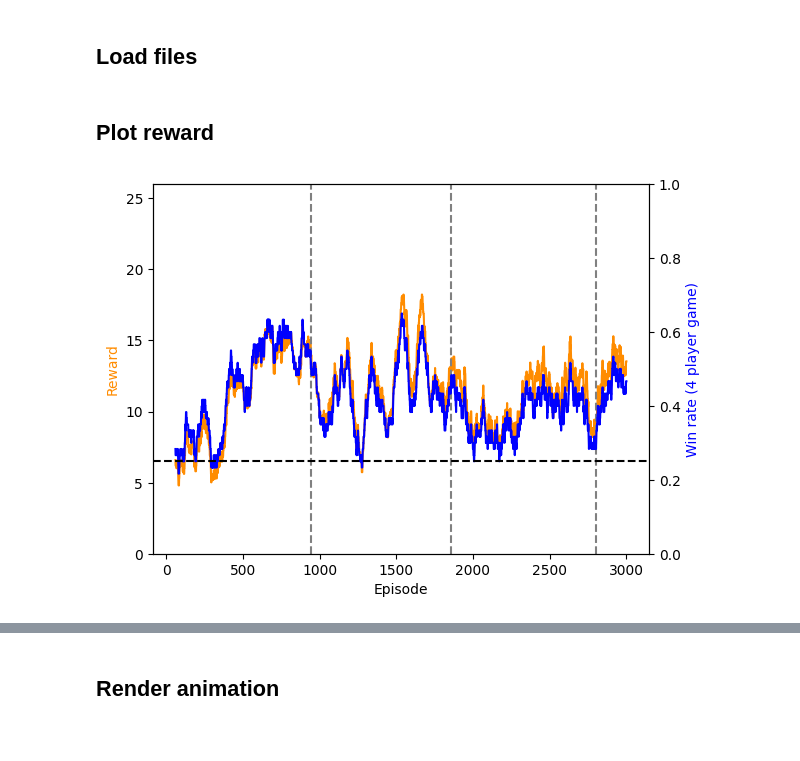
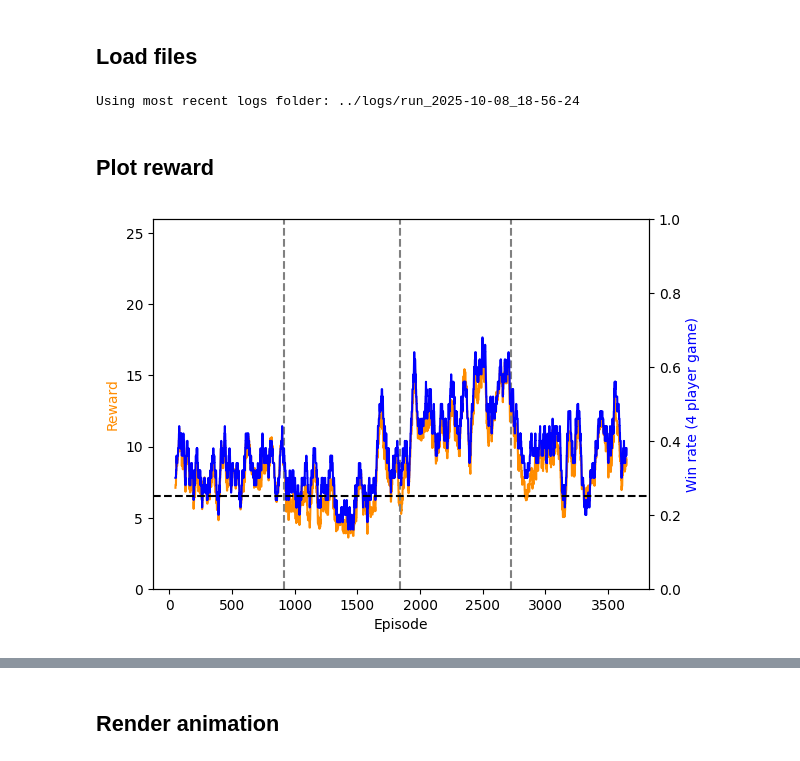
Before and after one commit to ScottVinay/PhotosynthesisAI, a Jupyter notebook: notebooks/analysis.ipynb, the cells around one changed output, grey strips where cells are left out. Cells and saved outputs as stored; diff of their text form; code cells hidden in the pictures.

```diff
--- a/notebooks/analysis.ipynb
+++ b/notebooks/analysis.ipynb
@@ -15,15 +15,20 @@ from tqdm import tqdm
 most_recent = True
 if most_recent:
     logs_folder = os.path.join("../logs/", sorted([x for x in os.listdir("../logs/") if x.startswith("run_")])[-1])
+    print("Using most recent logs folder:", logs_folder)
 else:
     logs_folder = "../logs/run_2025-10-03_20-10-39/"
 all_results_dfs = []
+all_episode_rewards = []
 for subfolder in os.listdir(logs_folder):
     i = int(subfolder.split('_')[-1])
     results_df = load_results(os.path.join(logs_folder, subfolder))
     results_df['training_round'] = i
     all_results_dfs.append(results_df)
+    all_episode_rewards.append(cast(np.ndarray, results_df['r'].values))
 full_results_dfs = pd.concat(all_results_dfs)
 episode_rewards = cast(np.ndarray, full_results_dfs['r'].values)
+# %% [output]
+Using most recent logs folder: ../logs/run_2025-10-08_18-56-24
 # %% [markdown]
 ## Plot reward
@@ -30,28 +71,28 @@ episode_rewards = cast(np.ndarray, full_results_dfs['r'].values)
 # %%
-window_size = 60
+window_size = 50
 
 reward_binary = (episode_rewards > 0).astype(int)
 rolling_mean = np.convolve(episode_rewards, np.ones(window_size)/window_size, mode='valid')
 rolling_binary_mean = np.convolve(reward_binary, np.ones(window_size)/window_size, mode='valid')
 
 fig, ax1 = plt.subplots()
 ax2 = ax1.twinx()
 
 xvals = np.arange(len(rolling_mean)) + window_size - 1
 
 ax1.plot(xvals, rolling_mean, label='Rolling Mean (window=10)', color='darkorange')
 ax2.plot(xvals, rolling_binary_mean, label='Rolling Binary Mean (window=10)', color='blue')
 # plt.title('Training episode_rewards over Episodes')
 ax1.set_xlabel('Episode')
 ax1.set_ylabel('Reward', color='darkorange')
 ax2.set_ylabel('Win rate (4 player game)', color='blue')
 ax1.set_ylim(0, 26)
 ax2.set_ylim(0, 1)
 
 new_model_points = full_results_dfs['training_round'].value_counts().sort_index().cumsum().values[:-1]
 ax1.vlines(new_model_points, ymin=0, ymax=26, colors='gray', linestyles='dashed', label='New Model')
 
 plt.gca().axhline(y=0.25, color='k', linestyle='--')
 plt.show()
 # %% [output]
-[figure, old version]
+[figure, new version]
```
Also changed, not shown: parts of 2 cells of this notebook, 3 other files.
